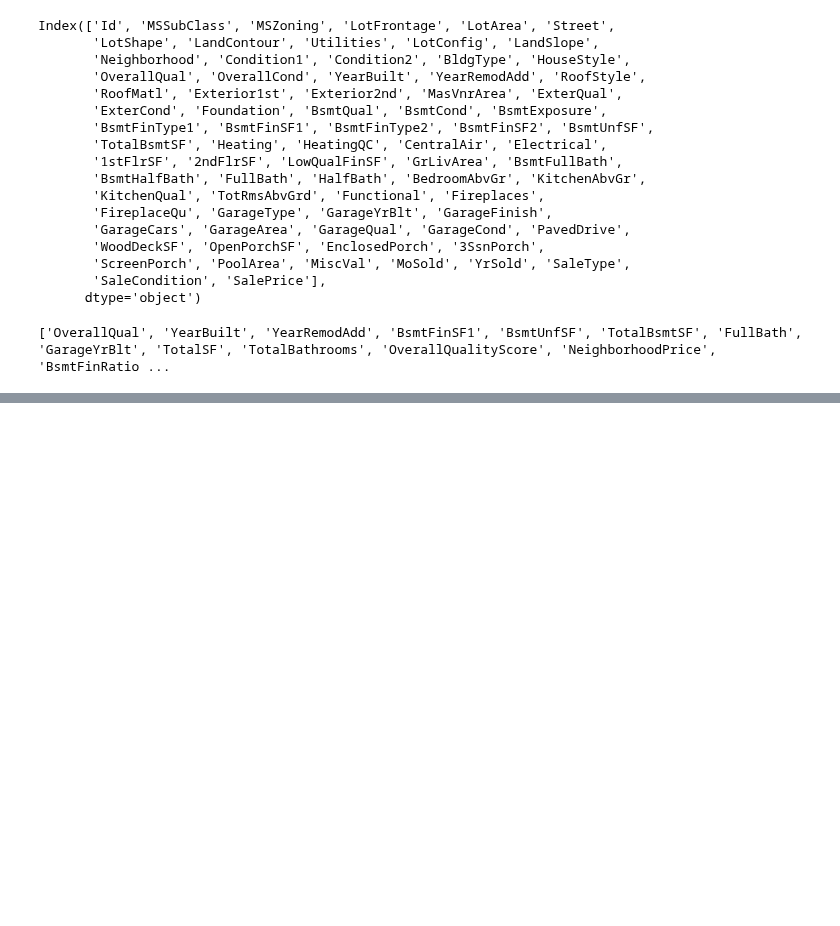
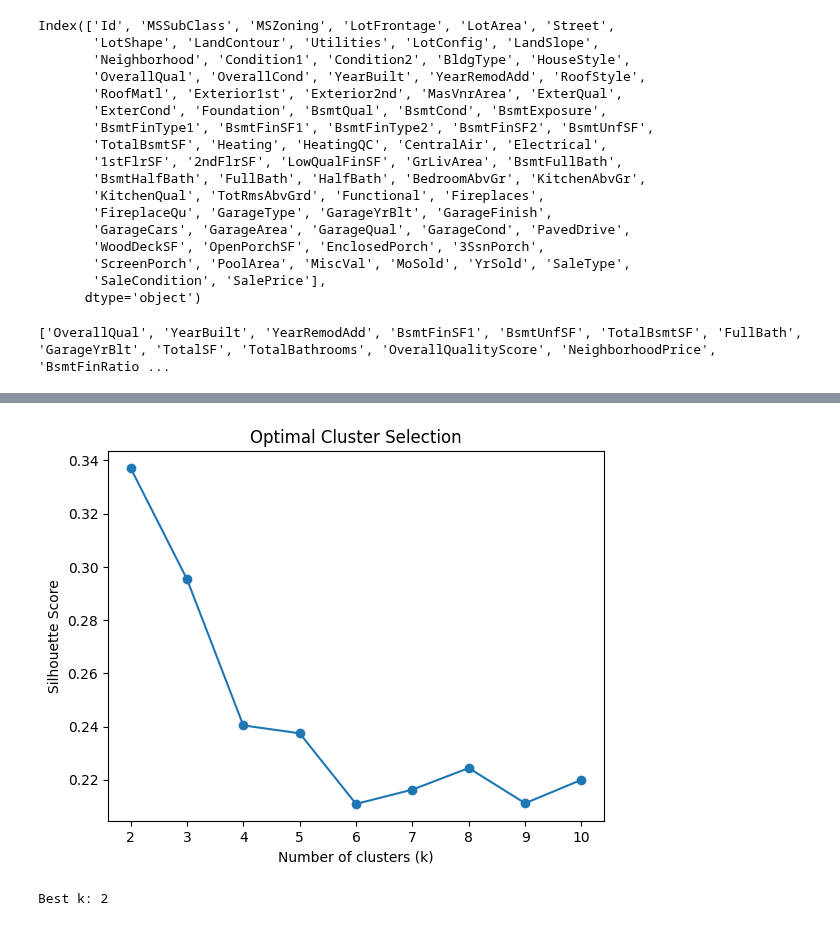
Before and after one commit to alirezaderavi/House-Prices-Advanced-Regression-Techniques, a Jupyter notebook: house-prices-advanced-regression-techniques.ipynb, the cells around one changed output, grey strips where cells are left out. Cells and saved outputs as stored; diff of their text form; code cells hidden in the pictures; blank space fills up the shorter version.

```diff
--- a/house-prices-advanced-regression-techniques.ipynb
+++ b/house-prices-advanced-regression-techniques.ipynb
@@ -583,0 +537,50 @@ plt.show()
+# %%
+# Features for clustering
+cluster_features = [
+    'OverallQual',
+    'YearBuilt',
+    'YearRemodAdd',
+    'BsmtFinSF1',
+    'BsmtUnfSF',
+    'TotalBsmtSF',
+    'FullBath',
+    'GarageYrBlt',
+    'TotalSF',
+    'TotalBathrooms',
+    'BsmtFinRatio',
+    'GarageScore',
+    'TotalSF_sqrt',
+    'OverallQualityScore',
+    'Qual_x_SF',
+    'Garage_x_Qual'
+]
+
+
+
+# Scale
+scaler = StandardScaler()
+X_cluster = scaler.fit_transform(df_train[cluster_features])
+
+# Find best k
+ks = range(2, 11)
+sil_scores = []
+
+for k in ks:
+    kmeans = KMeans(n_clusters=k, random_state=42, n_init=10)
+    labels = kmeans.fit_predict(X_cluster)
+    score = silhouette_score(X_cluster, labels)
+    sil_scores.append(score)
+
+# Plot
+plt.figure()
+plt.plot(ks, sil_scores, marker='o')
+plt.xlabel("Number of clusters (k)")
+plt.ylabel("Silhouette Score")
+plt.title("Optimal Cluster Selection")
+plt.show()
+
+best_k = ks[np.argmax(sil_scores)]
+print("Best k:", best_k)
+# %% [output]
+[figure, added]
+Best k: 2
```
Also changed, not shown: parts of 10 cells of this notebook.
